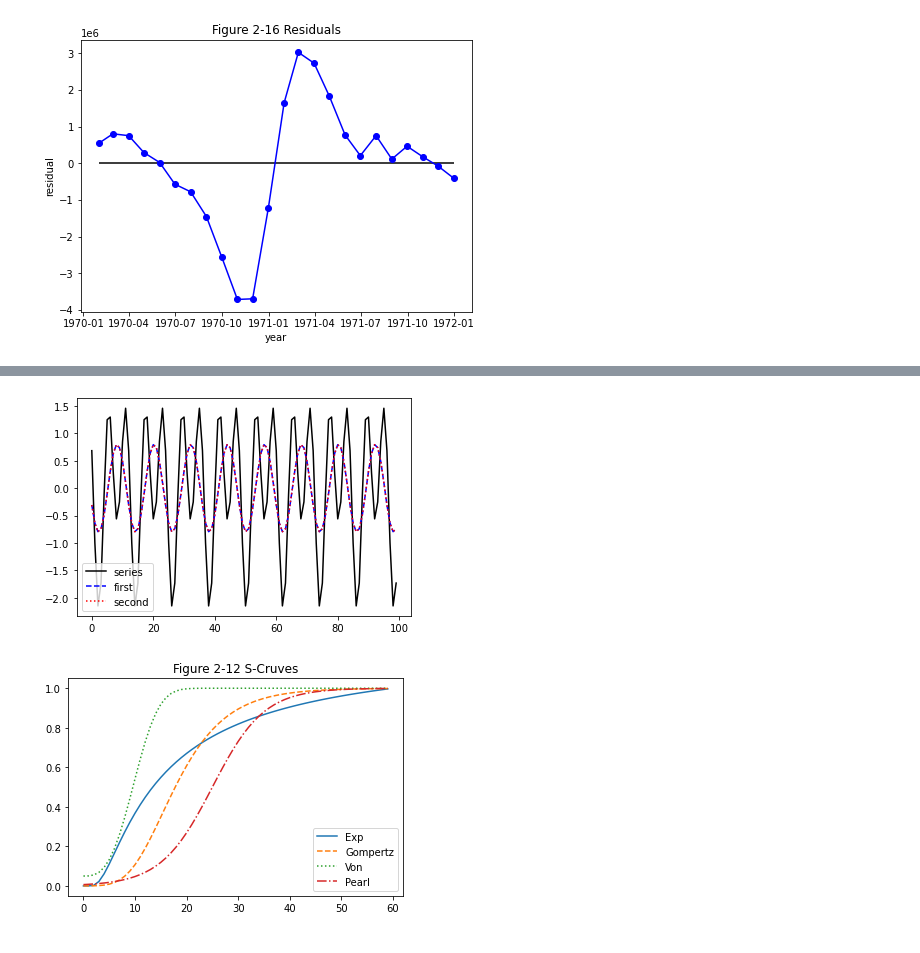
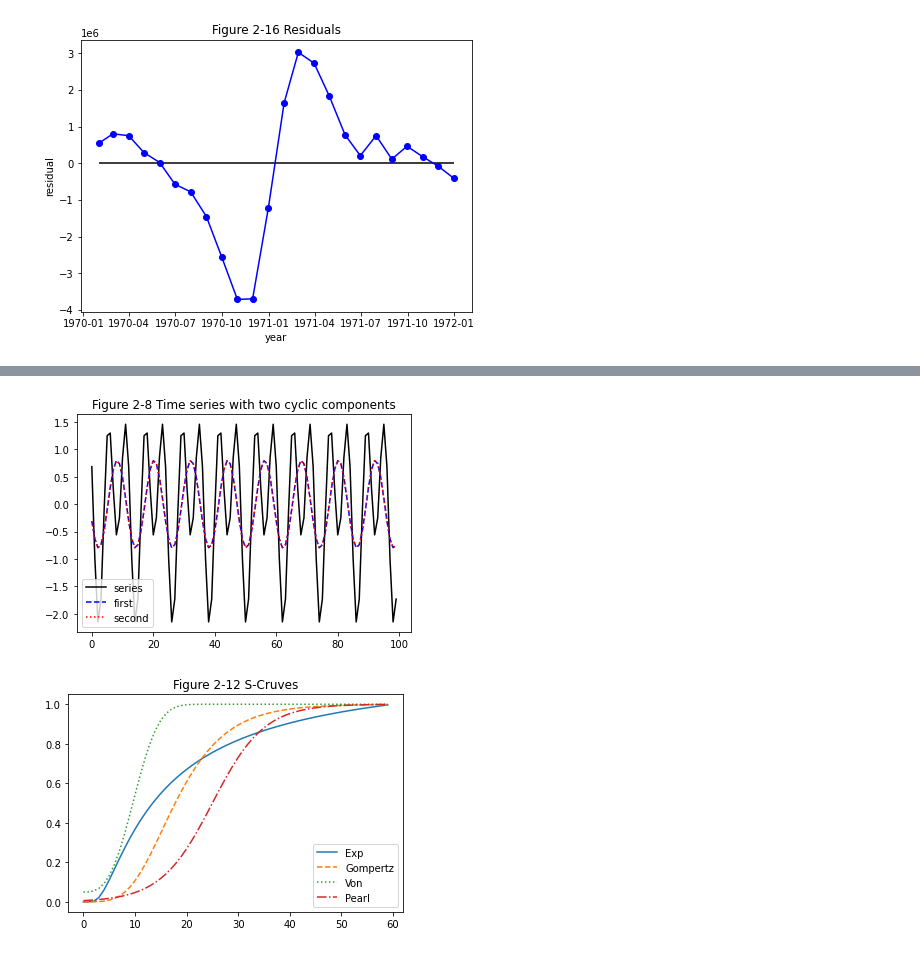
Before and after one commit to jonghyunlee1993/2022-Fall_TimeSeriesAnalysis, a Jupyter notebook: Python/HW_02.ipynb, the cells around one changed output, grey strips where cells are left out. Saved outputs shown, nothing was run; the diff lists cells and outputs as text; code cells hidden in the pictures.

```diff
--- a/Python/HW_02.ipynb
+++ b/Python/HW_02.ipynb
@@ -276,27 +316,28 @@ plt.show()
 # %%
 # Figure 2.8 주기 성분을 갖는 시계열
 
 import math
 
 n = 100
 t = np.arange(n)
 a1 = -0.8
 a2 = 1.4
 phi_1 = math.pi / 8
 phi_2 = 3 * math.pi / 4
 
 first = a1 * np.sin(math.pi * t / 6 + phi_1)
 second = a2 * np.sin(math.pi * t / 3 + phi_2)
 
 z = first + second
 
 plt.plot(t, z, color="black", linestyle="-", label="series")
 plt.plot(t, first, color="blue", linestyle="--", label="first")
 plt.plot(t, first, color="red", linestyle=":", label="second")
+plt.title("Figure 2-8 Time series with two cyclic components")
 plt.legend()
 plt.show()
 # %% [output]
-[figure, old version]
+[figure, new version]
 # %%
 # Figure 2.12
 
```
Also changed, not shown: parts of 5 cells of this notebook, 1 other file.
